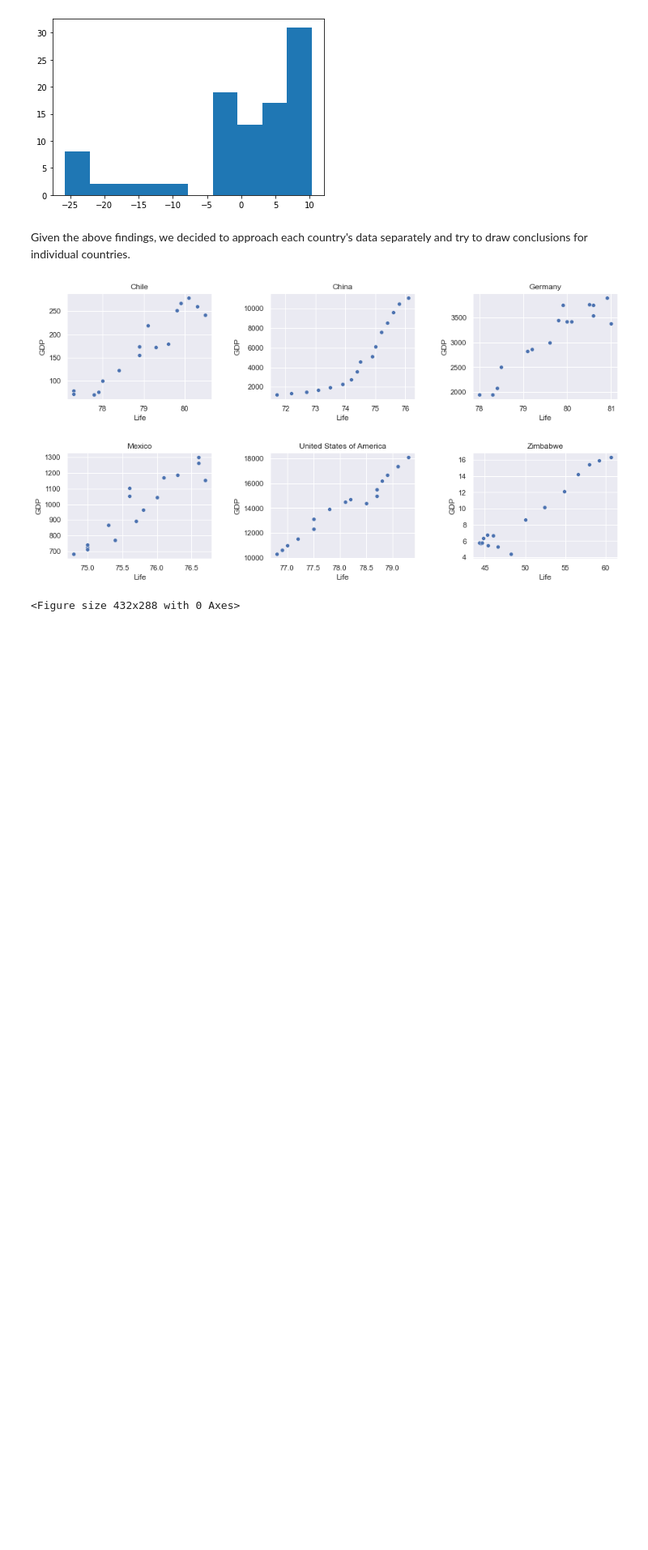
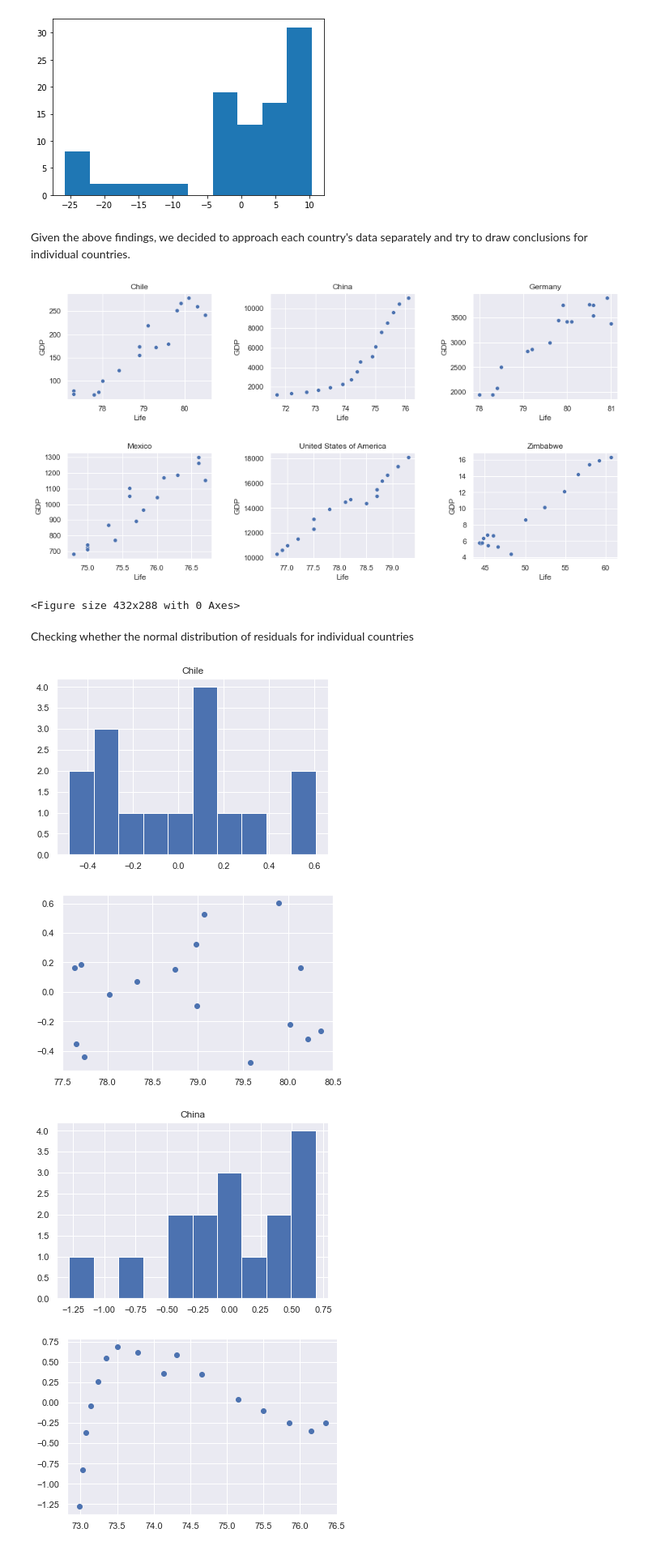
Before and after one commit to R0go/GDP_Life_Expectancy, a Jupyter notebook: life_expectancy_gdp.ipynb, the cells around one changed output. Shown: that part at 81% size. Saved outputs shown, nothing was run; the diff lists cells and outputs as text; code cells hidden in the pictures; blank space fills up the shorter version.

Commit message:
Checked linear correlation for individual countries; presented initial conclusions and further goals

```diff
--- a/life_expectancy_gdp.ipynb
+++ b/life_expectancy_gdp.ipynb
@@ -142,3 +142,21 @@ plt.clf()
 # %% [output]
 [figure]
 <Figure size 432x288 with 0 Axes>
+# %% [markdown]
+Checking whether the normal distribution of residuals for individual countries
+# %%
+for i in data_file.Country.unique():
+    model = sm.OLS.from_formula('Life ~ GDP', data = data_file[data_file['Country']==i])
+    results = model.fit()
+    fitted_values = results.predict(data_file[data_file['Country']==i])
+    residuals = data_file.Life[data_file['Country']==i] - fitted_values
+    plt.hist(residuals)
+    plt.title(i)
+    plt.show()
+    plt.scatter(fitted_values, residuals)
+    plt.show()
+# %% [output]
+[figure, added]
+[figure, added]
+[figure, added]
+[figure, added]
```
Also changed, not shown: parts of 2 cells of this notebook.
